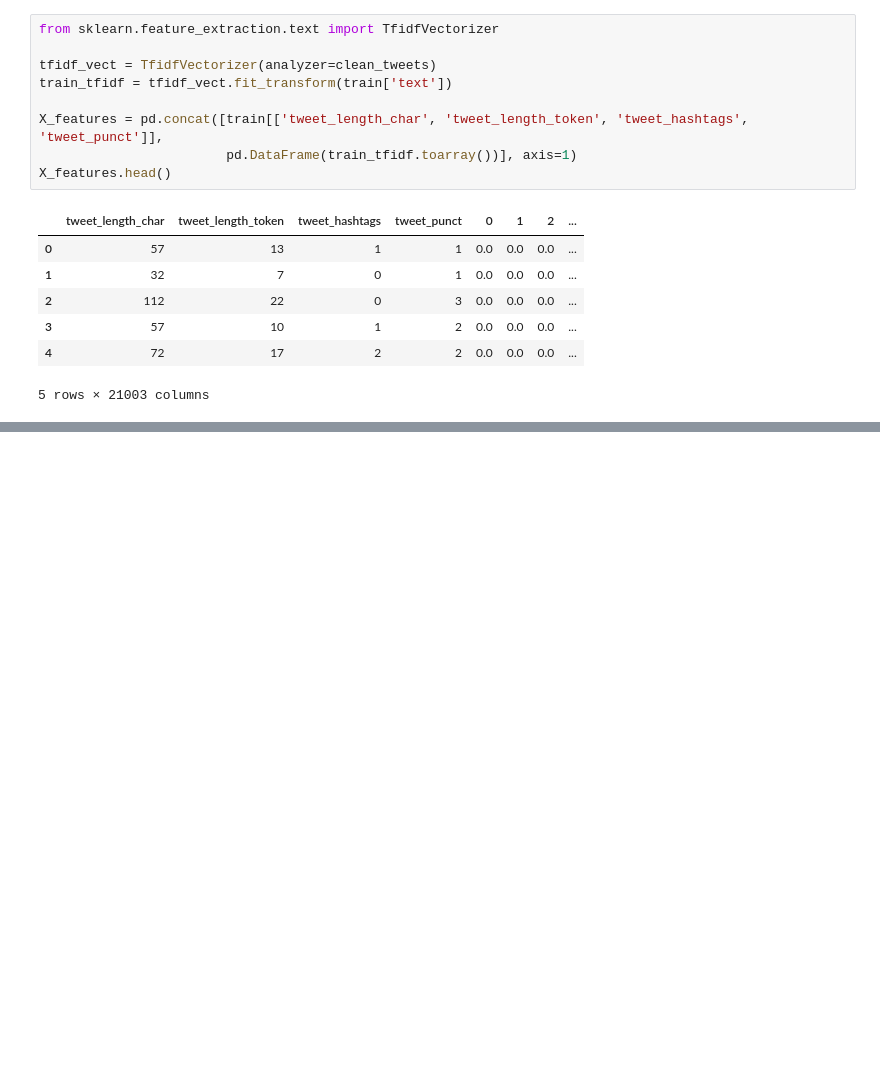
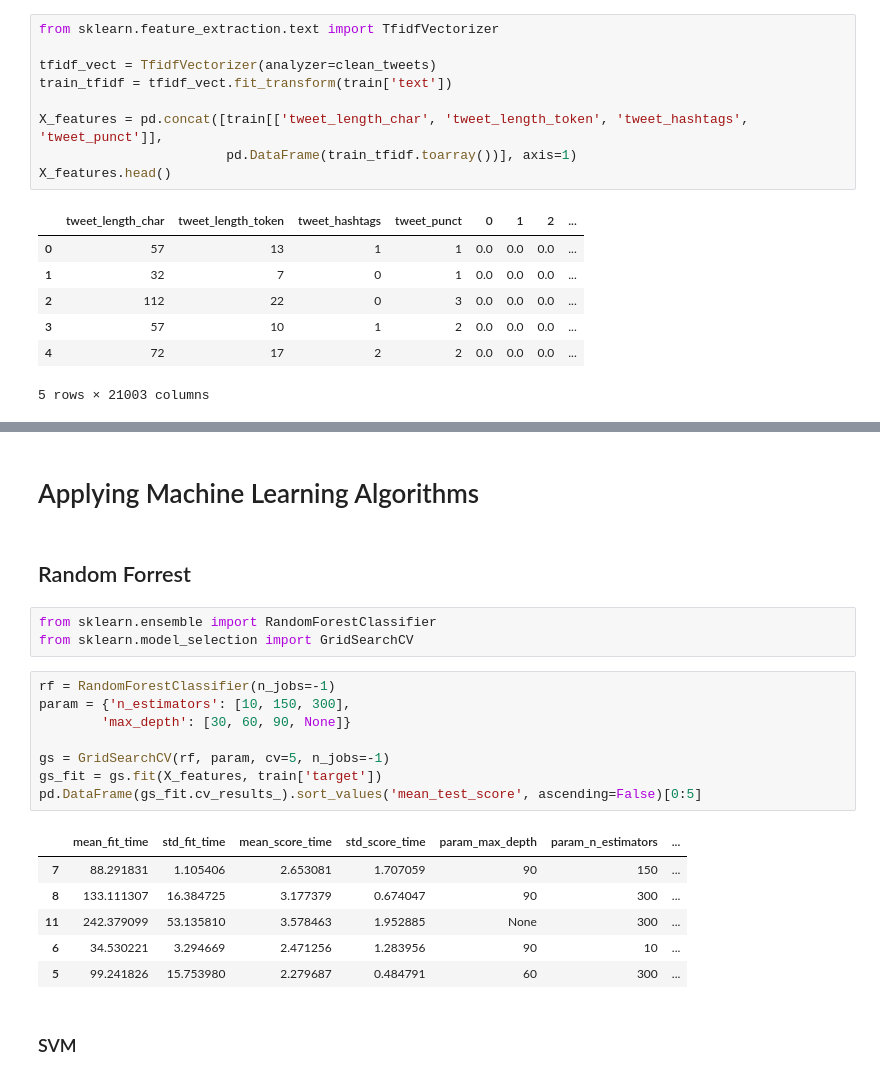
Before and after one commit to tjwhalenUVA/Disaster-Tweets, a Jupyter notebook: Classifying Disaster Tweets.ipynb, the cells around one changed output, grey strips where cells are left out. Drawn from its saved outputs; the diff is of its cells as text; blank space fills up the shorter version.

Commit message:
Added RF and SVM classifier.

```diff
--- a/Classifying Disaster Tweets.ipynb
+++ b/Classifying Disaster Tweets.ipynb
@@ -153,0 +146,24 @@ X_features.head()
+# %% [markdown]
+# Applying Machine Learning Algorithms
+# %% [markdown]
+## Random Forrest
+# %%
+from sklearn.ensemble import RandomForestClassifier
+from sklearn.model_selection import GridSearchCV
+# %%
+rf = RandomForestClassifier(n_jobs=-1)
+param = {'n_estimators': [10, 150, 300],
+        'max_depth': [30, 60, 90, None]}
+
+gs = GridSearchCV(rf, param, cv=5, n_jobs=-1)
+gs_fit = gs.fit(X_features, train['target'])
+pd.DataFrame(gs_fit.cv_results_).sort_values('mean_test_score', ascending=False)[0:5]
+# %% [output]
+|  | mean_fit_time | std_fit_time | mean_score_time | std_score_time | param_max_depth | param_n_estimators | ... |
+| 7 | 88.291831 | 1.105406 | 2.653081 | 1.707059 | 90 | 150 | ... |
+| 8 | 133.111307 | 16.384725 | 3.177379 | 0.674047 | 90 | 300 | ... |
+| 11 | 242.379099 | 53.135810 | 3.578463 | 1.952885 | None | 300 | ... |
+| 6 | 34.530221 | 3.294669 | 2.471256 | 1.283956 | 90 | 10 | ... |
+| 5 | 99.241826 | 15.753980 | 2.279687 | 0.484791 | 60 | 300 | ... |
+# %% [markdown]
+### SVM
```
Also changed, not shown: parts of 12 cells of this notebook.
